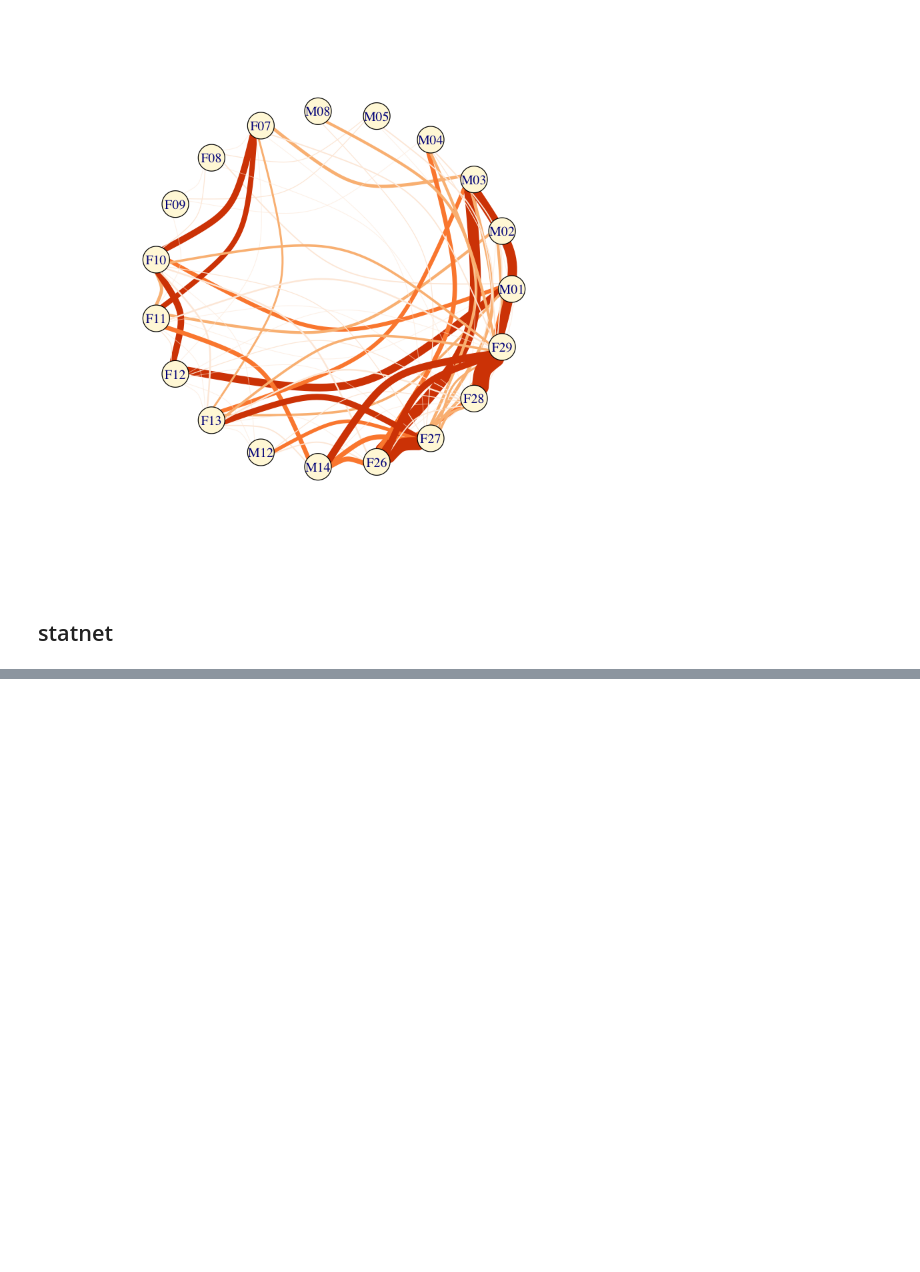
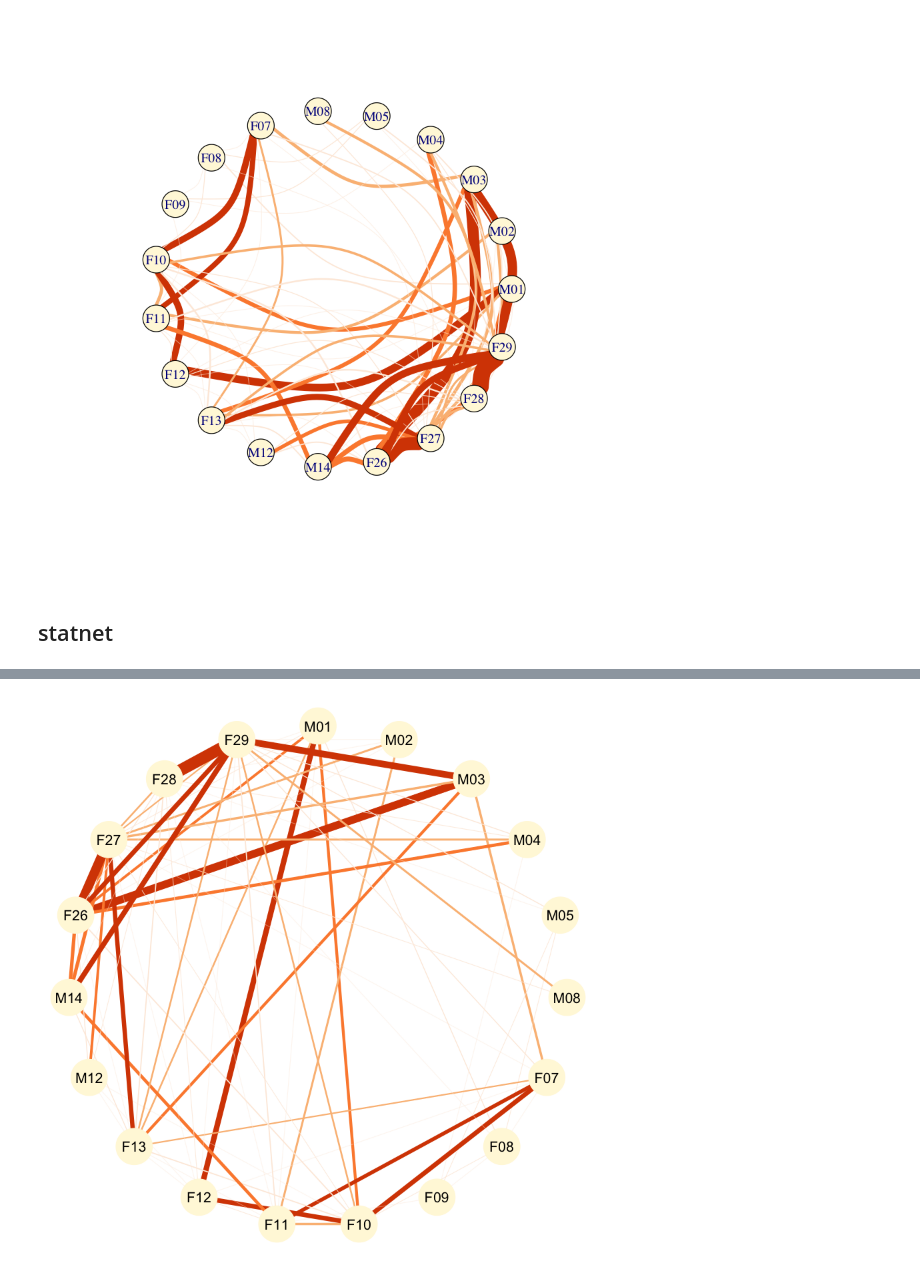
Before and after one commit to ryanraaum/bioanth-plots, a Jupyter notebook: Social Network in R.ipynb, the cells around one changed output, grey strips where cells are left out. Drawn from its saved outputs; the diff is of its cells as text; code cells hidden in the pictures; blank space fills up the shorter version.

Commit message:
added ggnet; got a working ggnetwork

```diff
--- a/Social Network in R.ipynb
+++ b/Social Network in R.ipynb
@@ -47,0 +73,17 @@ gplot(net, gmode="graph",
+# %%
+library(network)
+library(sna)
+library(ggplot2)
+library(GGally)
+
+net = network(dmatrix, matrix.type="adjacency", directed=F, ignore.eval=FALSE,names.eval="value")
+
+ggnet2(net,
+       mode="circle",
+       color="cornsilk",
+       size=15,
+       label='vertex.names',
+       edge.color=ecolors,
+       edge.size=net%e%'value'*5)
+# %% [output]
+[figure, added]
```
Also changed, not shown: parts of 4 cells of this notebook.
